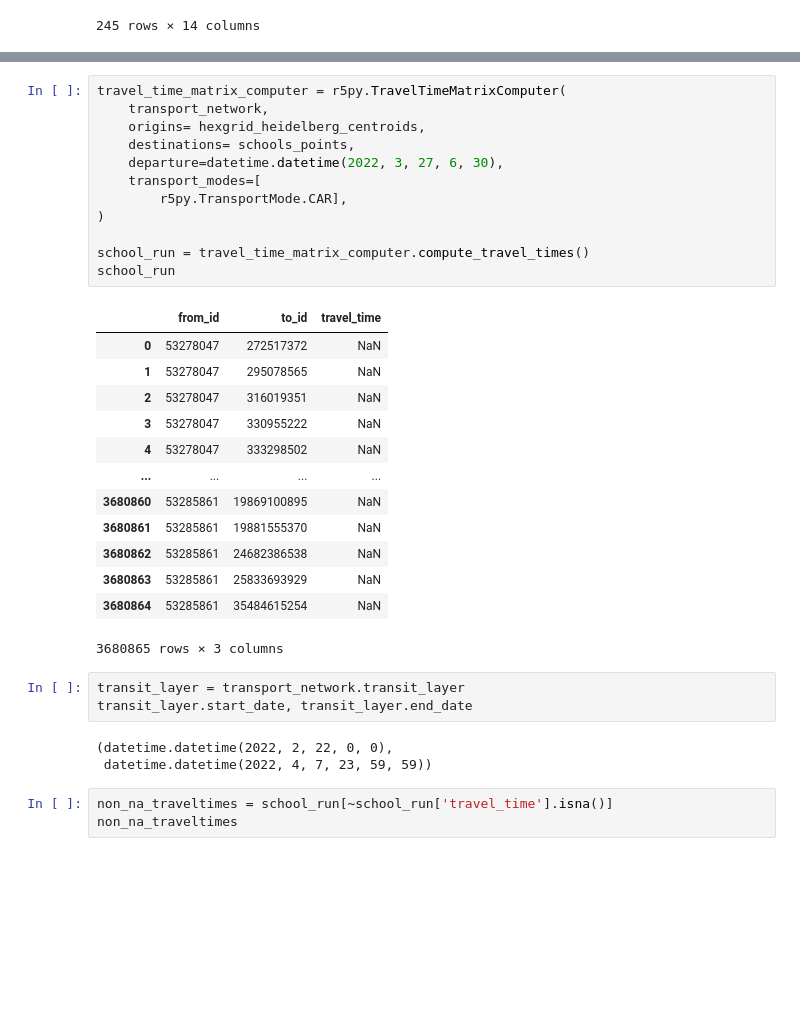
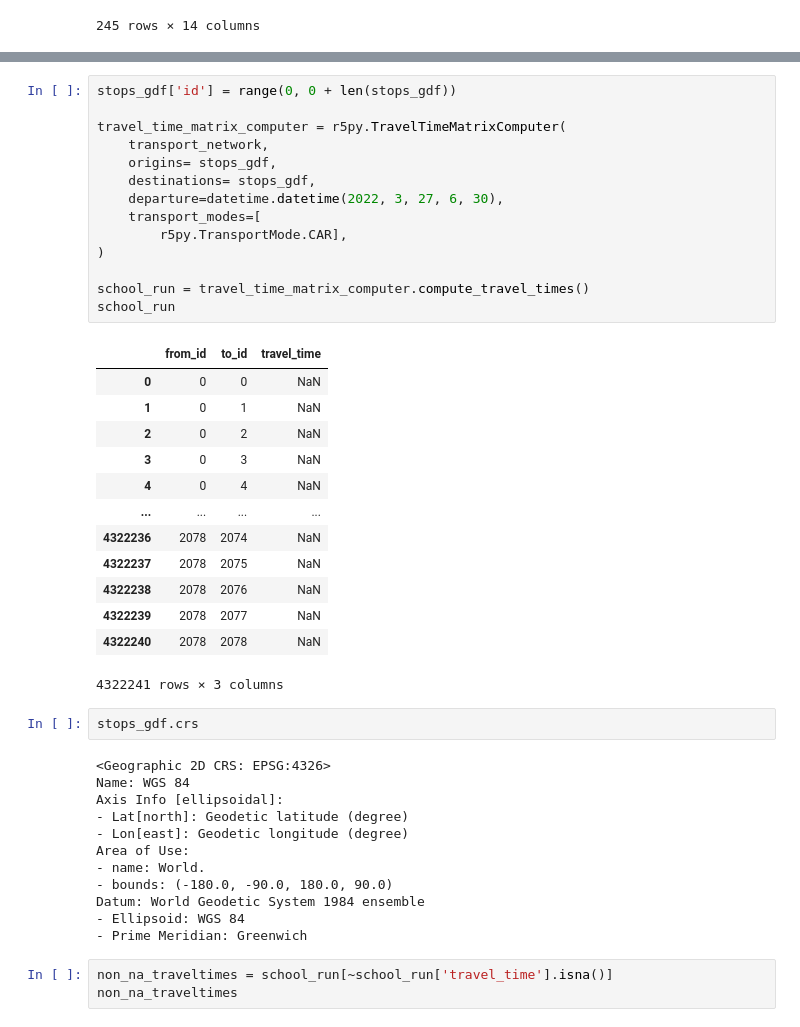
Before and after one commit to Chwiggy/BA-Thesis, a Jupyter notebook: src/playground.ipynb, the cells around one changed output, grey strips where cells are left out. Drawn from its saved outputs; the diff is of its cells as text; blank space fills up the shorter version.

```diff
--- a/src/playground.ipynb
+++ b/src/playground.ipynb
@@ -268,36 +254,46 @@ hexgrid_heidelberg_centroids
 7815 rows × 15 columns
 # %%
+stops_gdf['id'] = range(0, 0 + len(stops_gdf))
+
 travel_time_matrix_computer = r5py.TravelTimeMatrixComputer(
     transport_network,
-    origins= hexgrid_heidelberg_centroids,
-    destinations= schools_points,
+    origins= stops_gdf,
+    destinations= stops_gdf,
     departure=datetime.datetime(2022, 3, 27, 6, 30),
     transport_modes=[
         r5py.TransportMode.CAR],
 )
 
 school_run = travel_time_matrix_computer.compute_travel_times()
 school_run
 # %% [output]
 |  | from_id | to_id | travel_time |
-| 0 | 53278047 | 272517372 | NaN |
-| 1 | 53278047 | 295078565 | NaN |
-| 2 | 53278047 | 316019351 | NaN |
-| 3 | 53278047 | 330955222 | NaN |
-| 4 | 53278047 | 333298502 | NaN |
+| 0 | 0 | 0 | NaN |
+| 1 | 0 | 1 | NaN |
+| 2 | 0 | 2 | NaN |
+| 3 | 0 | 3 | NaN |
+| 4 | 0 | 4 | NaN |
 | ... | ... | ... | ... |
-| 3680860 | 53285861 | 19869100895 | NaN |
-| 3680861 | 53285861 | 19881555370 | NaN |
-| 3680862 | 53285861 | 24682386538 | NaN |
-| 3680863 | 53285861 | 25833693929 | NaN |
-| 3680864 | 53285861 | 35484615254 | NaN |
+| 4322236 | 2078 | 2074 | NaN |
+| 4322237 | 2078 | 2075 | NaN |
+| 4322238 | 2078 | 2076 | NaN |
+| 4322239 | 2078 | 2077 | NaN |
+| 4322240 | 2078 | 2078 | NaN |
-3680865 rows × 3 columns
+4322241 rows × 3 columns
-# %%
-transit_layer = transport_network.transit_layer
-transit_layer.start_date, transit_layer.end_date
-# %% [output]
-(datetime.datetime(2022, 2, 22, 0, 0),
- datetime.datetime(2022, 4, 7, 23, 59, 59))
+# %%
+stops_gdf.crs
+# %% [output]
+<Geographic 2D CRS: EPSG:4326>
+Name: WGS 84
+Axis Info [ellipsoidal]:
+- Lat[north]: Geodetic latitude (degree)
+- Lon[east]: Geodetic longitude (degree)
+Area of Use:
+- name: World.
+- bounds: (-180.0, -90.0, 180.0, 90.0)
+Datum: World Geodetic System 1984 ensemble
+- Ellipsoid: WGS 84
+- Prime Meridian: Greenwich
 # %%
 non_na_traveltimes = school_run[~school_run['travel_time'].isna()]
 non_na_traveltimes
```
Also changed, not shown: parts of 4 cells of this notebook.
